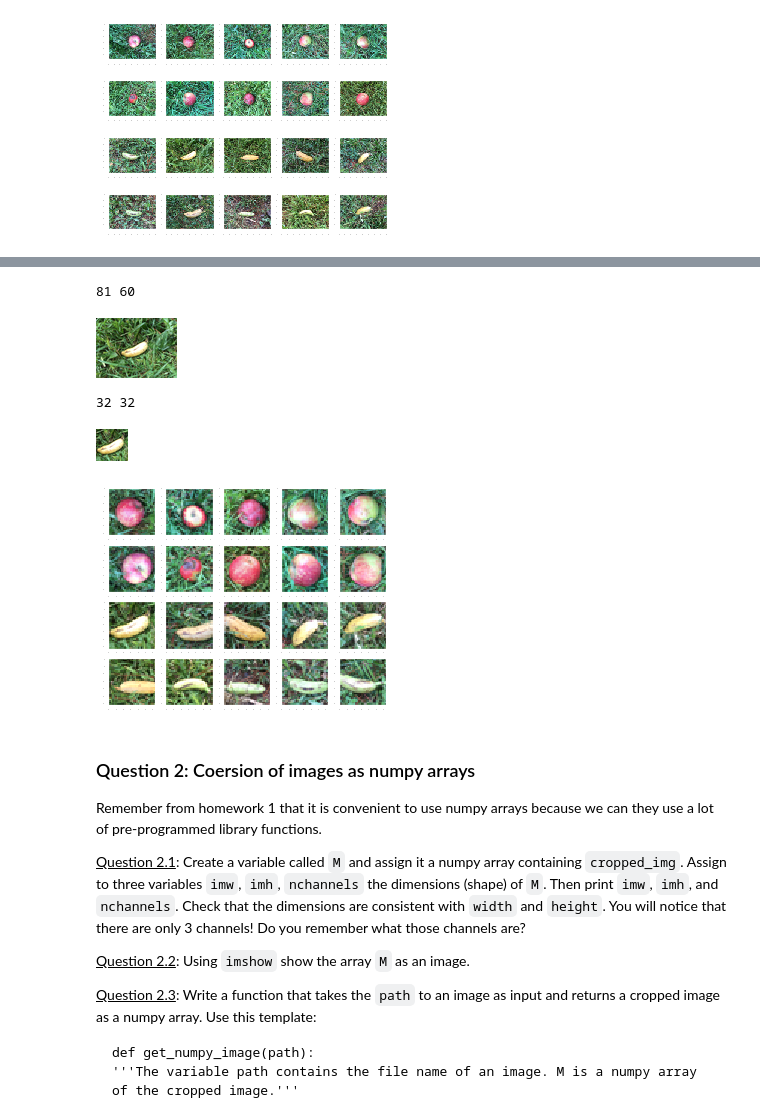
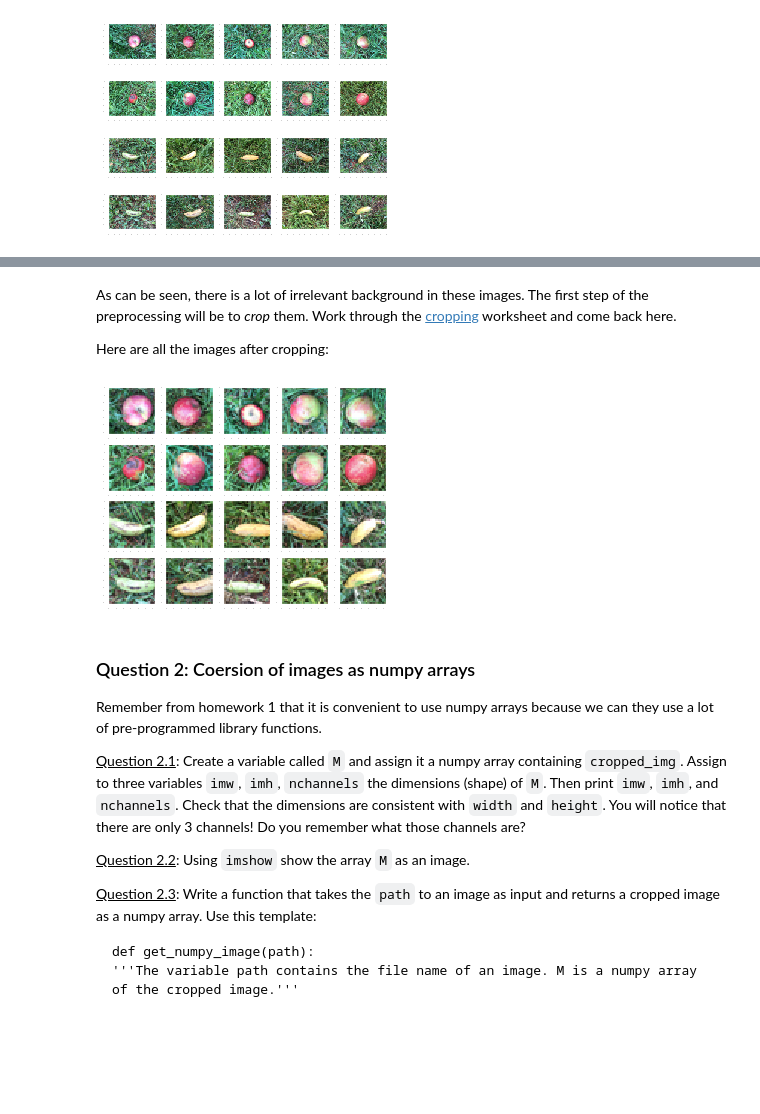
Before and after one commit to madclam/info113, a Jupyter notebook: source/HW2/hw2.ipynb, the cells around one changed output, grey strips where cells are left out. Cells and saved outputs as stored; diff of their text form; code cells hidden in the pictures; blank space fills up the shorter version.

Commit message:
Extracted cropping as a separate notebook

```diff
--- a/source/HW2/hw2.ipynb
+++ b/source/HW2/hw2.ipynb
@@ -73,52 +57,12 @@ Apply it to the function `show_images1` to show the cropped images of apples and
-# %%
-# Solution of question 1.1
-a_files = get_files(data_dir, 'a')
-b_files = get_files(data_dir, 'b')
-banana_example = b_files[0]
-img=get_image(banana_example)
-width, height = img.size
-print(width, height)
-img
-# %% [output]
-81 60
-[figure, removed]
-# %%
-# Solution of question 1.2
-crop_size = 32
-width, height = img.size
-new_width = 1.*crop_size
-new_height = 1.*crop_size
-left = round((width - new_width)/2)
-top = round((height - new_height)/2)
-right = round((width + new_width)/2)
-bottom = round((height + new_height)/2)
-
-cropped_img = img.crop((left, top, right, bottom))
-width, height = cropped_img.size
-print(width, height)
-cropped_img
-# %% [output]
-32 32
-[figure, removed]
-# %%
-# Solution of question 1.3
-def crop_image(img, crop_size = 32):
-    ''' Crop a PIL image to crop_size x crop_size.'''
-    # First determine the bounding box
-    width, height = img.size
-    new_width = 1.*crop_size
-    new_height = 1.*crop_size
-    left = round((width - new_width)/2)
-    top = round((height - new_height)/2)
-    right = round((width + new_width)/2)
-    bottom = round((height + new_height)/2)
-    # Then crop the image to that box
-    cropped_img = img.crop((left, top, right, bottom))
-    return cropped_img
-
-show_images(all_files, crop_image)
-# %% [output]
-[figure, removed]
+# %% [markdown]
+As can be seen, there is a lot of irrelevant background in these images. The first step of the preprocessing will be to *crop* them. Work through the [cropping](cropping.ipynb) worksheet and come back here.
+
+Here are all the images after cropping:
+# %%
+cropped_images = [crop_image(img) for img in images]
+show_images(cropped_images)
+# %% [output]
+[figure, added]
 # %% [markdown]
 ### Question 2: Coersion of images as numpy arrays
 Remember from homework 1 that it is convenient to use numpy arrays because we can they use a lot of pre-programmed library functions.
```
Also changed, not shown: parts of 3 cells of this notebook, 1 other file.
